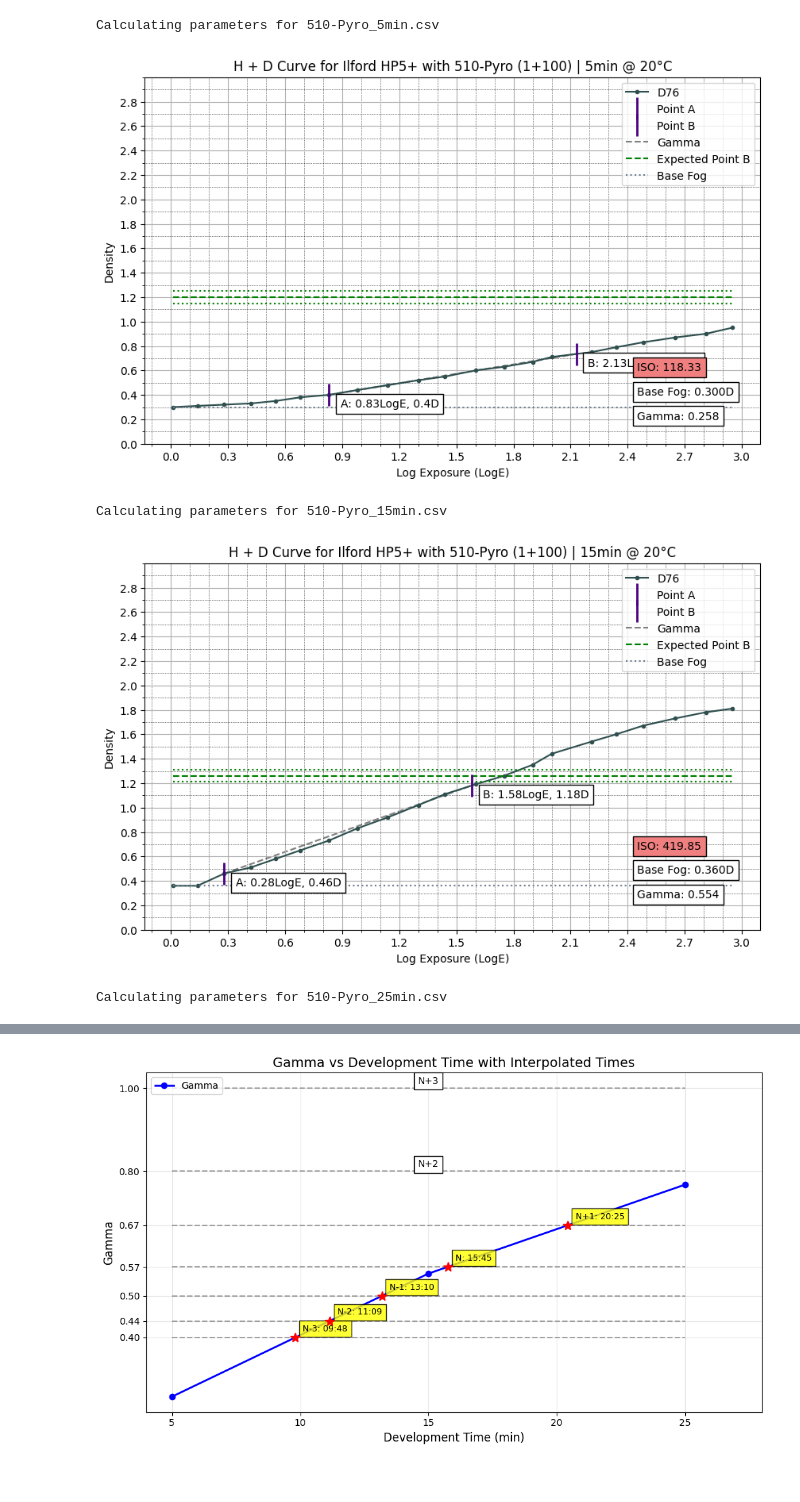
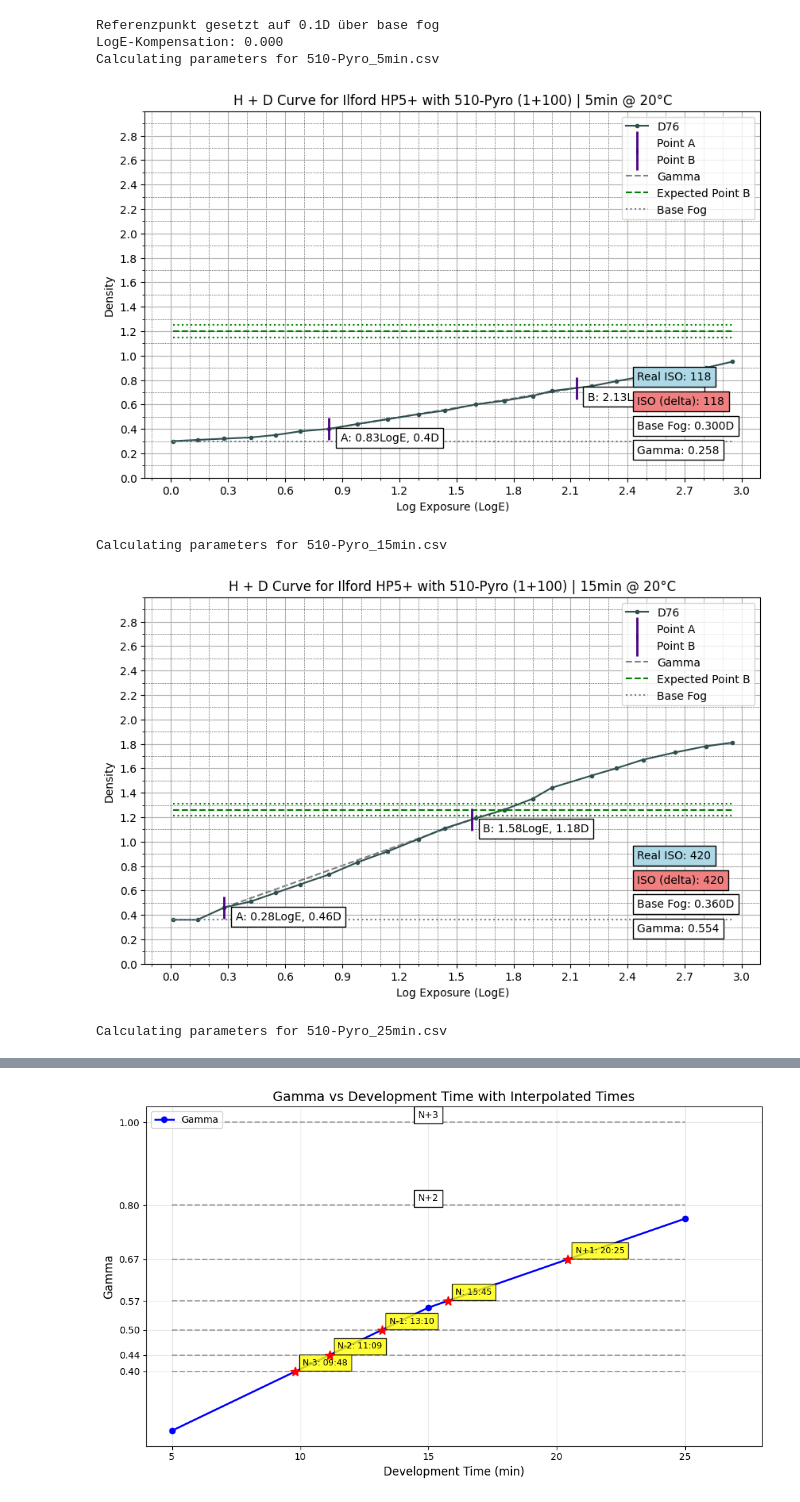
Before and after one commit to Medienkunzt/Curve-Plotting-Graph-Paper, a Jupyter notebook: Testing HP5+/calculations.ipynb, the cells around one changed output, grey strips where cells are left out. Cells and saved outputs as stored; diff of their text form; code cells hidden in the pictures.

Commit message:
add compensation

```diff
--- a/Testing HP5+/calculations.ipynb
+++ b/Testing HP5+/calculations.ipynb
@@ -6,3 +12,10 @@ import matplotlib.pyplot as plt
+# %%
+def set_iso_reference_point(density_offset):
+    global ISO_COMPENSATION_REFERENCE_D
+    ISO_COMPENSATION_REFERENCE_D = density_offset
+    compensation = calculate_iso_compensation_factor()
+    print(f"Referenzpunkt gesetzt auf {density_offset}D über base fog")
+    print(f"LogE-Kompensation: {compensation:.3f}")
 # %%
 # Load all Data from Folder Data
 
@@ -30,8 +43,8 @@ def calculate_parameters(df):
     # Calculate base fog (minimum density) for each dataset
     base_fog = df["Density"].min()
 
-    # Define Point A as 0.1D above base fog
-    point_A_density = round(base_fog + 0.1, 2)
+    # Define Point A using the compensation reference point
+    point_A_density = round(base_fog + ISO_COMPENSATION_REFERENCE_D, 2)
 
     # Find the corresponding LogE values for Point A
     point_A_LogE = np.interp(point_A_density, df["Density"], df["LogE"])
@@ -54,8 +67,11 @@ def calculate_parameters(df):
     # Check if B is within the expected range
     B_in_range = (actual_B["Density"] >= expected_density_B - 0.05) and (actual_B["Density"] <= expected_density_B + 0.05)
 
-    # If B is in range, calculate ISO
-    ISO = 800 / (10**point_A["LogE"])
+    # Calculate ISO with compensation factor
+    # Kompensiere die LogE-Differenz zwischen gewähltem und Standard-Referenzpunkt
+    compensation_factor = calculate_iso_compensation_factor()
+    compensated_LogE = point_A["LogE"] - compensation_factor
+    ISO = 800 / (10**compensated_LogE)
 
     # Calculate gamma from Point A to Point B
     gamma = (actual_B["Density"] - point_A["Density"]) / (actual_B["LogE"] - point_A["LogE"])
@@ -118,11 +134,26 @@ def plot_hd_curve(df, parameters, metadata):
     plt.hlines(base_fog, df["LogE"].min(), df["LogE"].max(), colors='slategray', linestyles='dotted', label="Base Fog")
     plt.text(df["LogE"].max() - 0.5, base_fog + 0.1, f"Base Fog: {base_fog:.3f}D", color='black', bbox=dict(facecolor='white', alpha=1))
 
-    # Write the ISO value on the plot
+    # Calculate standard ISO for comparison (always at 0.1D)
+    standard_point_A_density = base_fog + 0.1
+    standard_point_A_LogE = np.interp(standard_point_A_density, df["Density"], df["LogE"])
+    standard_ISO = 800 / (10**standard_point_A_LogE)
+
+    # Calculate delta between compensated and standard ISO
+    iso_delta = ISO - standard_ISO
+
+    # Write both ISO values on the plot
     if B_in_range:
-        plt.text(df["LogE"].max() - 0.5, base_fog + 0.3, f"ISO: {ISO:.2f}", color='black', bbox=dict(facecolor='lightgreen', alpha=1))
+        plt.text(df["LogE"].max() - 0.5, base_fog + 0.3, f"ISO (delta): {ISO:.0f}", color='black', bbox=dict(facecolor='lightgreen', alpha=1))
+        plt.text(df["LogE"].max() - 0.5, base_fog + 0.5, f"Real ISO: {standard_ISO:.0f}", color='black', bbox=dict(facecolor='lightblue', alpha=1))
     else:
-        plt.text(df["LogE"].max() - 0.5, base_fog + 0.3, f"ISO: {ISO:.2f}", color='black', bbox=dict(facecolor='lightcoral', alpha=1))
+        plt.text(df["LogE"].max() - 0.5, base_fog + 0.3, f"ISO (delta): {ISO:.0f}", color='black', bbox=dict(facecolor='lightcoral', alpha=1))
+        plt.text(df["LogE"].max() - 0.5, base_fog + 0.5, f"Real ISO: {standard_ISO:.0f}", color='black', bbox=dict(facecolor='lightblue', alpha=1))
+
+    # Show compensation info if different from standard
+    if ISO_COMPENSATION_REFERENCE_D != 0.1:
+        compensation = calculate_iso_compensation_factor()
+        plt.text(df["LogE"].max() - 0.5, base_fog + 0.7, f"Referenz: {ISO_COMPENSATION_REFERENCE_D}D (Δ{compensation:+.2f})", color='black', bbox=dict(facecolor='lightyellow', alpha=1))
 
 
     # Labels and title
@@ -137,19 +168,23 @@ def plot_hd_curve(df, parameters, metadata):
 # %%
 # Loop through all datasets and calculate parameters
 
 # save all parameters in a dictionary
 parameters = {}
 
 
+set_iso_reference_point(0.1)
+
 # calculate all parameters for each dataset
 for key in data.keys():
     print(f"Calculating parameters for {key}")
     params = calculate_parameters(data[key]["df"])
     data[key]["parameters"] = params
     plot_hd_curve(data[key]["df"], data[key]["parameters"], data[key]["metadata"])
 # %% [output]
+Referenzpunkt gesetzt auf 0.1D über base fog
+LogE-Kompensation: 0.000
 Calculating parameters for 510-Pyro_5min.csv
-[figure, old version]
+[figure, new version]
 Calculating parameters for 510-Pyro_15min.csv
-[figure, old version]
+[figure, new version]
 Calculating parameters for 510-Pyro_25min.csv
```
Also changed, not shown: parts of 2 cells of this notebook, 2 other files.
